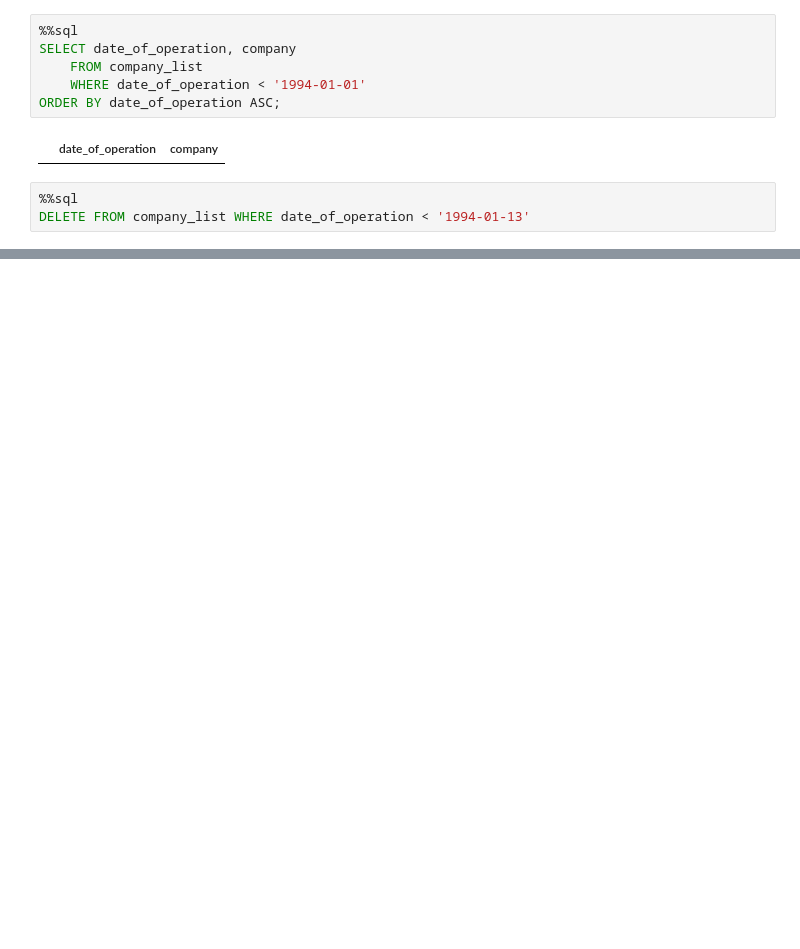
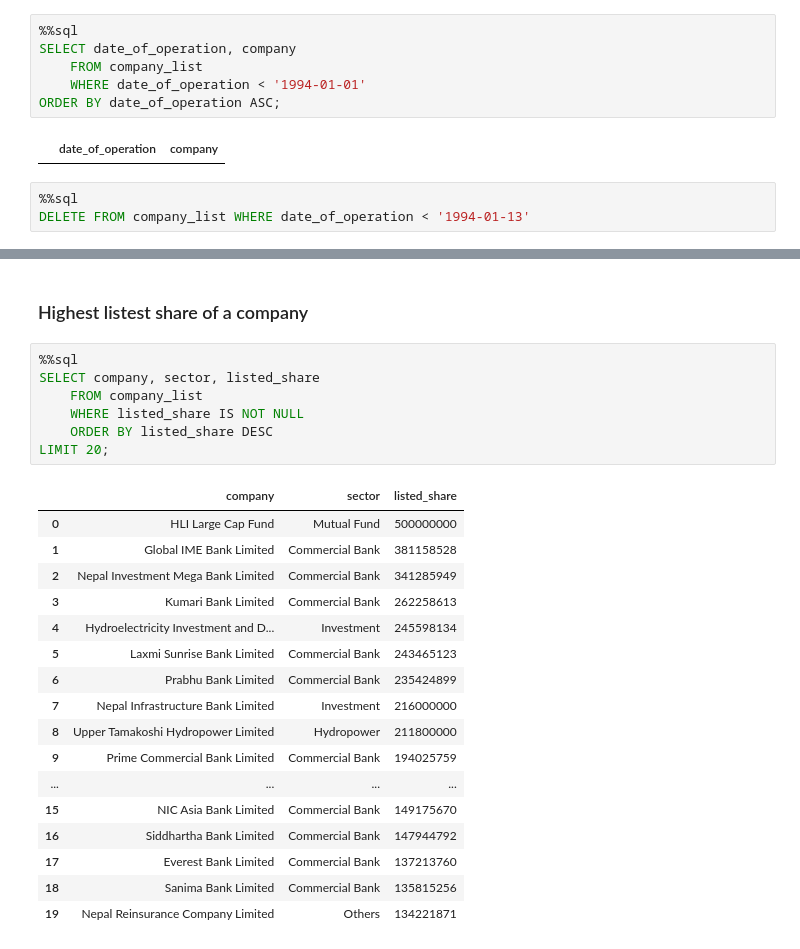
Before and after one commit to Aavash232311/BullsOfKathmandu, a Jupyter notebook: stock_analysis.ipynb, the cells around one changed output, grey strips where cells are left out. Cells and saved outputs as stored; diff of their text form; blank space fills up the shorter version.

```diff
--- a/stock_analysis.ipynb
+++ b/stock_analysis.ipynb
@@ -140,0 +156,27 @@ DELETE FROM company_list WHERE date_of_operation < '1994-01-13'
+# %% [markdown]
+### Highest listest share of a company
+# %%
+%%sql
+SELECT company, sector, listed_share
+    FROM company_list
+    WHERE listed_share IS NOT NULL
+    ORDER BY listed_share DESC
+LIMIT 20;
+# %% [output]
+|  | company | sector | listed_share |
+| 0 | HLI Large Cap Fund | Mutual Fund | 500000000 |
+| 1 | Global IME Bank Limited | Commercial Bank | 381158528 |
+| 2 | Nepal Investment Mega Bank Limited | Commercial Bank | 341285949 |
+| 3 | Kumari Bank Limited | Commercial Bank | 262258613 |
+| 4 | Hydroelectricity Investment and D... | Investment | 245598134 |
+| 5 | Laxmi Sunrise Bank Limited | Commercial Bank | 243465123 |
+| 6 | Prabhu Bank Limited | Commercial Bank | 235424899 |
+| 7 | Nepal Infrastructure Bank Limited | Investment | 216000000 |
+| 8 | Upper Tamakoshi Hydropower Limited | Hydropower | 211800000 |
+| 9 | Prime Commercial Bank Limited | Commercial Bank | 194025759 |
+| ... | ... | ... | ... |
+| 15 | NIC Asia Bank Limited | Commercial Bank | 149175670 |
+| 16 | Siddhartha Bank Limited | Commercial Bank | 147944792 |
+| 17 | Everest Bank Limited | Commercial Bank | 137213760 |
+| 18 | Sanima Bank Limited | Commercial Bank | 135815256 |
+| 19 | Nepal Reinsurance Company Limited | Others | 134221871 |
```
Also changed, not shown: parts of 4 cells of this notebook.
